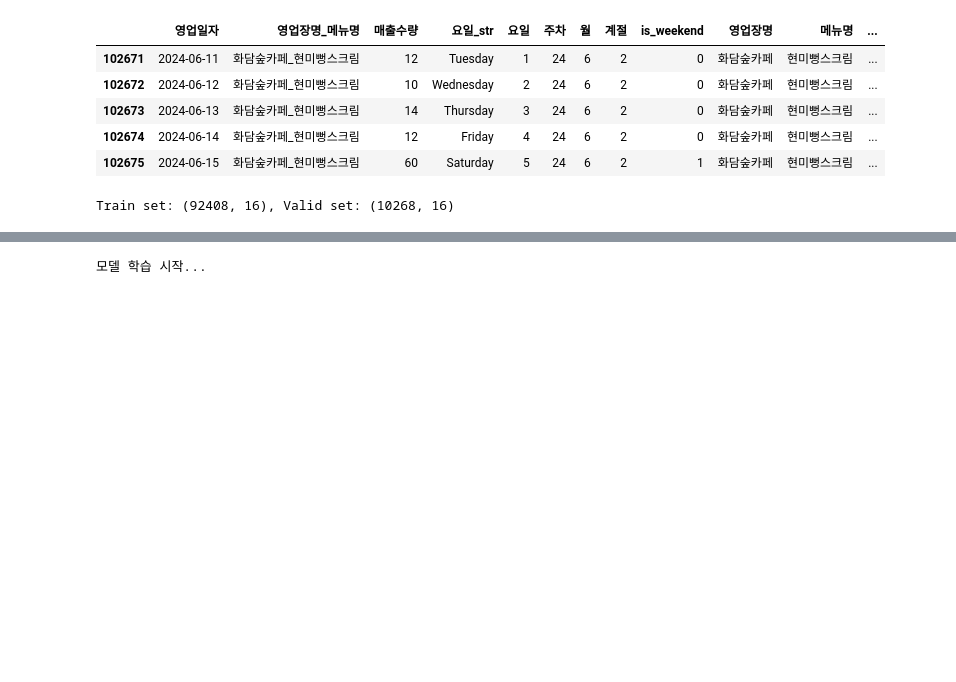
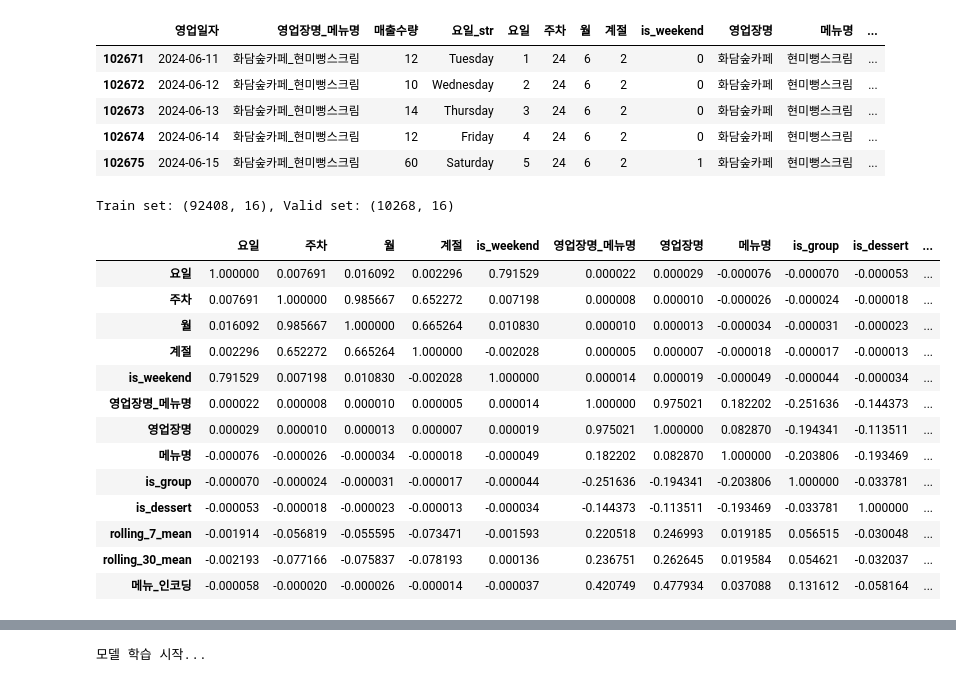
Before and after one commit to active-webmaker/semi_da, a Jupyter notebook: analysis_and_submit.ipynb, the cells around one changed output, grey strips where cells are left out. Saved outputs shown, nothing was run; the diff lists cells and outputs as text; code cells hidden in the pictures; blank space fills up the shorter version.

```diff
--- a/analysis_and_submit.ipynb
+++ b/analysis_and_submit.ipynb
@@ -287,3 +287,20 @@ feature_cols = [
     "영업장명_메뉴명", "영업장명", "메뉴명",
     "is_group", "is_dessert", "rolling_7_mean", "rolling_30_mean", "메뉴_인코딩"
 ]
+# %%
+train_df[feature_cols].corr()
+# %% [output]
+|  | 요일 | 주차 | 월 | 계절 | is_weekend | 영업장명_메뉴명 | 영업장명 | 메뉴명 | is_group | is_dessert | ... |
+| 요일 | 1.000000 | 0.007691 | 0.016092 | 0.002296 | 0.791529 | 0.000022 | 0.000029 | -0.000076 | -0.000070 | -0.000053 | ... |
+| 주차 | 0.007691 | 1.000000 | 0.985667 | 0.652272 | 0.007198 | 0.000008 | 0.000010 | -0.000026 | -0.000024 | -0.000018 | ... |
+| 월 | 0.016092 | 0.985667 | 1.000000 | 0.665264 | 0.010830 | 0.000010 | 0.000013 | -0.000034 | -0.000031 | -0.000023 | ... |
+| 계절 | 0.002296 | 0.652272 | 0.665264 | 1.000000 | -0.002028 | 0.000005 | 0.000007 | -0.000018 | -0.000017 | -0.000013 | ... |
+| is_weekend | 0.791529 | 0.007198 | 0.010830 | -0.002028 | 1.000000 | 0.000014 | 0.000019 | -0.000049 | -0.000044 | -0.000034 | ... |
+| 영업장명_메뉴명 | 0.000022 | 0.000008 | 0.000010 | 0.000005 | 0.000014 | 1.000000 | 0.975021 | 0.182202 | -0.251636 | -0.144373 | ... |
+| 영업장명 | 0.000029 | 0.000010 | 0.000013 | 0.000007 | 0.000019 | 0.975021 | 1.000000 | 0.082870 | -0.194341 | -0.113511 | ... |
+| 메뉴명 | -0.000076 | -0.000026 | -0.000034 | -0.000018 | -0.000049 | 0.182202 | 0.082870 | 1.000000 | -0.203806 | -0.193469 | ... |
+| is_group | -0.000070 | -0.000024 | -0.000031 | -0.000017 | -0.000044 | -0.251636 | -0.194341 | -0.203806 | 1.000000 | -0.033781 | ... |
+| is_dessert | -0.000053 | -0.000018 | -0.000023 | -0.000013 | -0.000034 | -0.144373 | -0.113511 | -0.193469 | -0.033781 | 1.000000 | ... |
+| rolling_7_mean | -0.001914 | -0.056819 | -0.055595 | -0.073471 | -0.001593 | 0.220518 | 0.246993 | 0.019185 | 0.056515 | -0.030048 | ... |
+| rolling_30_mean | -0.002193 | -0.077166 | -0.075837 | -0.078193 | 0.000136 | 0.236751 | 0.262645 | 0.019584 | 0.054621 | -0.032037 | ... |
+| 메뉴_인코딩 | -0.000058 | -0.000020 | -0.000026 | -0.000014 | -0.000037 | 0.420749 | 0.477934 | 0.037088 | 0.131612 | -0.058164 | ... |
```
Also changed, not shown: parts of 2 cells of this notebook.
